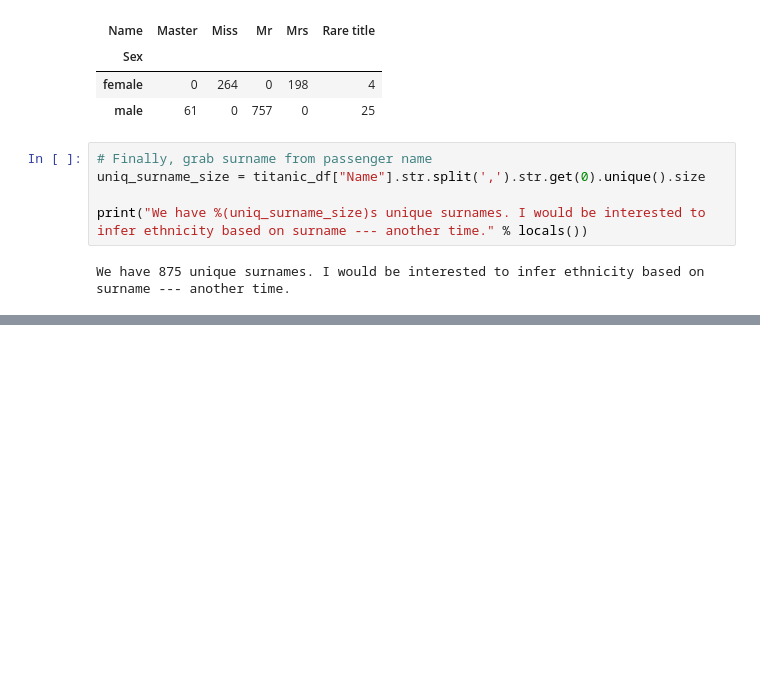
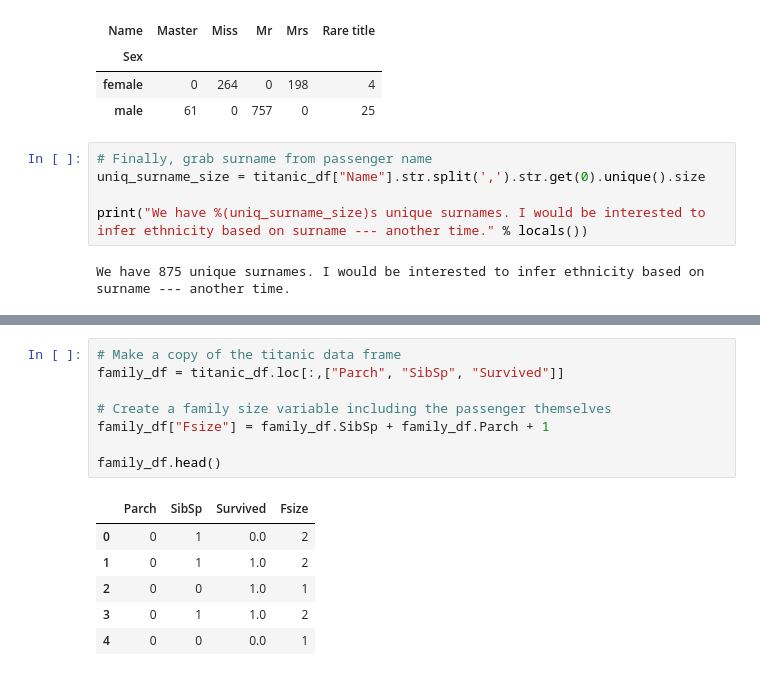
Before and after one commit to Overlytic/titanic, a Jupyter notebook: Titanic.ipynb, the cells around one changed output, grey strips where cells are left out. Drawn from its saved outputs; the diff is of its cells as text; blank space fills up the shorter version.

```diff
--- a/Titanic.ipynb
+++ b/Titanic.ipynb
@@ -147,0 +153,15 @@ We have 875 unique surnames. I would be interested to infer ethnicity based on s
+# %%
+# Make a copy of the titanic data frame
+family_df = titanic_df.loc[:,["Parch", "SibSp", "Survived"]]
+
+# Create a family size variable including the passenger themselves
+family_df["Fsize"] = family_df.SibSp + family_df.Parch + 1
+
+family_df.head()
+# %% [output]
+|  | Parch | SibSp | Survived | Fsize |
+| 0 | 0 | 1 | 0.0 | 2 |
+| 1 | 0 | 1 | 1.0 | 2 |
+| 2 | 0 | 0 | 1.0 | 1 |
+| 3 | 0 | 1 | 1.0 | 2 |
+| 4 | 0 | 0 | 0.0 | 1 |
```
Also changed, not shown: parts of 7 cells of this notebook, 1 other file.
